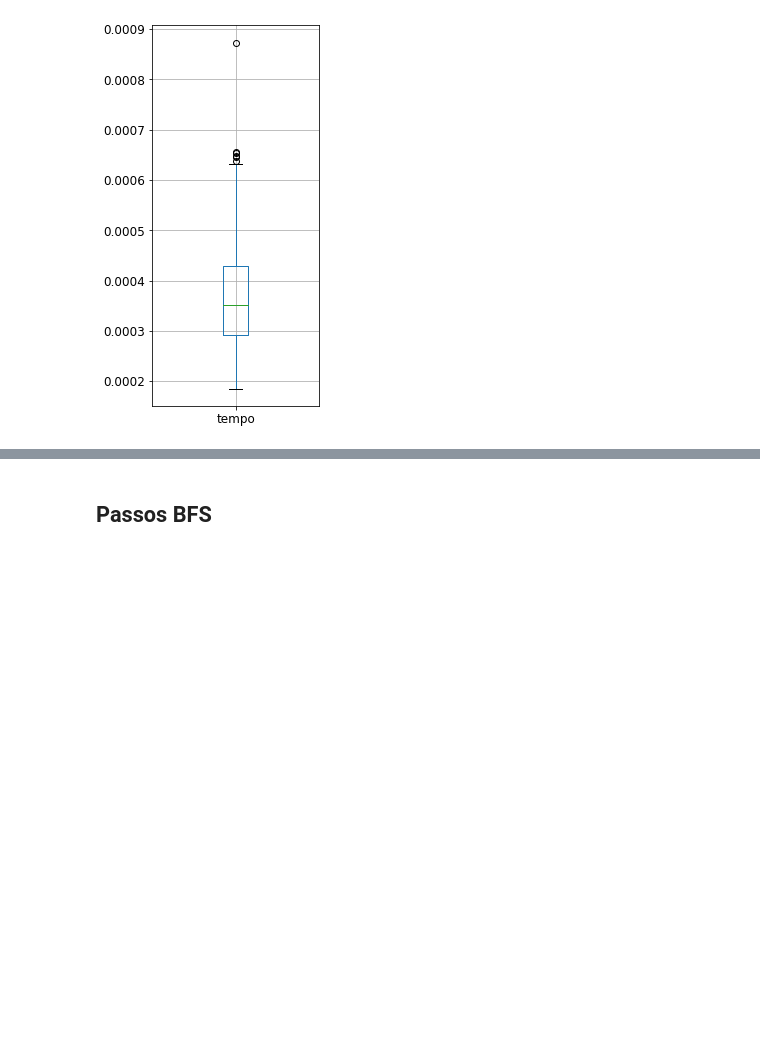
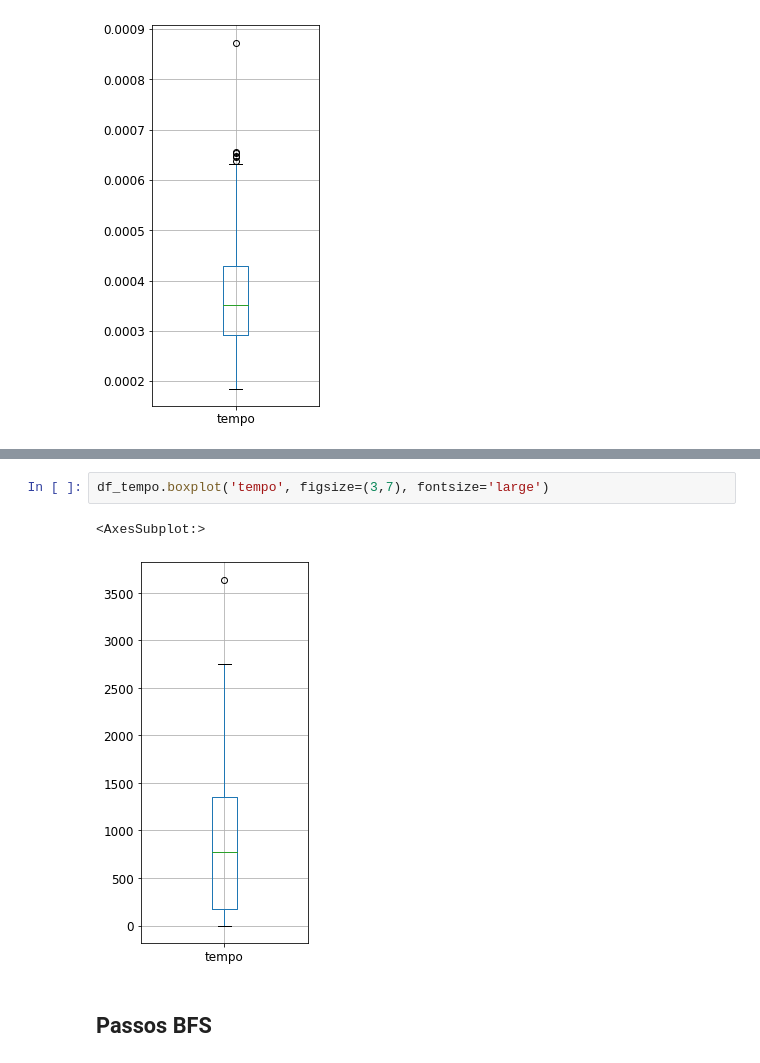
Before and after one commit to Leothi/8-puzzle-solver, a Jupyter notebook: estatistica.ipynb, the cells around one changed output, grey strips where cells are left out. Saved outputs shown, nothing was run; the diff lists cells and outputs as text; blank space fills up the shorter version.

```diff
--- a/estatistica.ipynb
+++ b/estatistica.ipynb
@@ -77,3 +138,8 @@ df_tempo.boxplot('tempo', figsize=(3,7), fontsize='large')
+# %%
+df_tempo.boxplot('tempo', figsize=(3,7), fontsize='large')
+# %% [output]
+<AxesSubplot:>
+[figure, added]
 # %% [markdown]
 ## Passos BFS
 # %% [markdown]
```
Also changed, not shown: parts of 54 cells of this notebook, 10 other files.
